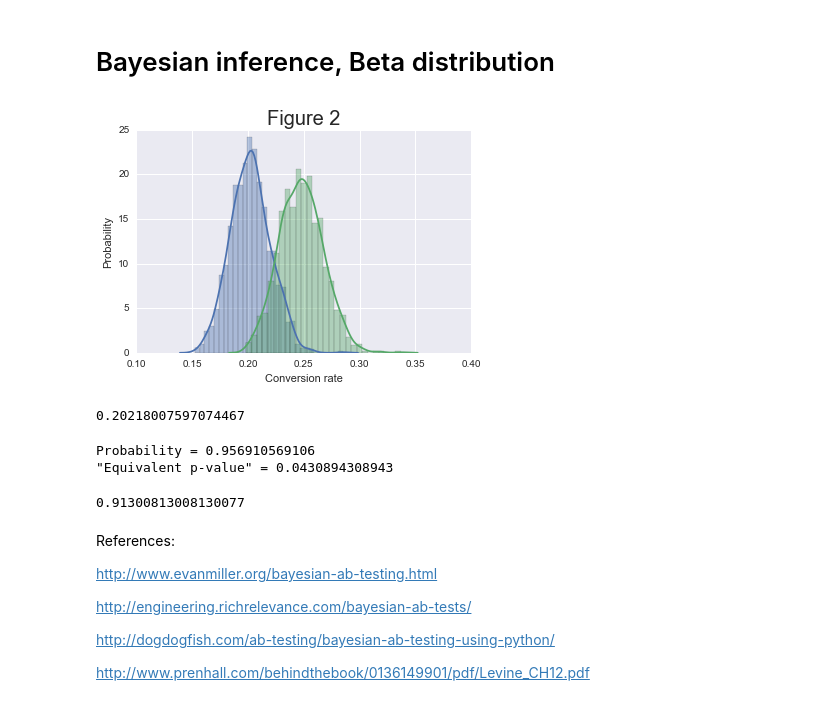
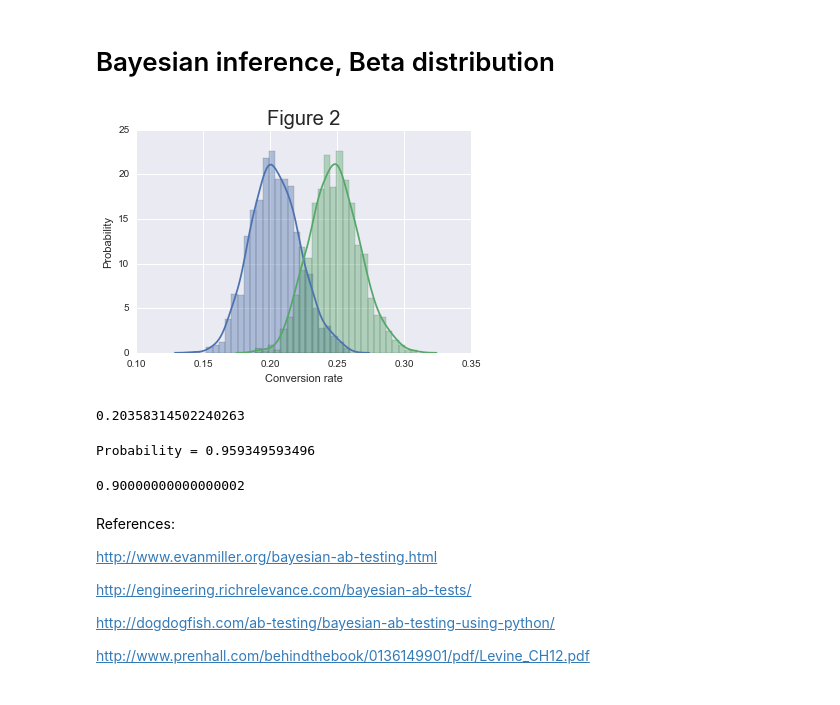
Before and after one commit to clemriedel/Web_ds4all, a Jupyter notebook: AB_testing/AB_testing.ipynb, the cells around one changed output. Drawn from its saved outputs; the diff is of its cells as text; code cells hidden in the pictures.

```diff
--- a/AB_testing/AB_testing.ipynb
+++ b/AB_testing/AB_testing.ipynb
@@ -85,30 +84,27 @@ p-value = 0.045
 # %%
 from numpy.random import beta as beta_dist
 
-A_samples = beta_dist(regs_A, not_conv_A, total)
-B_samples = beta_dist(regs_B, not_conv_B, total)
+A_samples = beta_dist(regs_A+1, not_conv_A+1, total)
+B_samples = beta_dist(regs_B+1, not_conv_B+1, total)
 
 ax = sns.distplot(A_samples)
 ax = sns.distplot(B_samples)
 ax.set_title('Figure 2', fontsize=20)
 sns.axlabel('Conversion rate', 'Probability')
 # %% [output]
-[figure, old version]
+[figure, new version]
 # %%
 np.mean(A_samples)
 # %% [output]
-0.20218007597074467
+0.20358314502240263
 # %%
 proba = np.mean(B_samples > A_samples)
 print('Probability = {}'.format(proba))
 
-print('"Equivalent p-value" = {}'.format(1-proba))
-
 np.mean(100.*(B_samples - A_samples)/A_samples > 5)
 # %% [output]
-Probability = 0.956910569106
-"Equivalent p-value" = 0.0430894308943
+Probability = 0.959349593496
-0.91300813008130077
+0.90000000000000002
 # %% [markdown]
 References:
 
```
Also changed, not shown: parts of 11 cells of this notebook, 5 other files.
